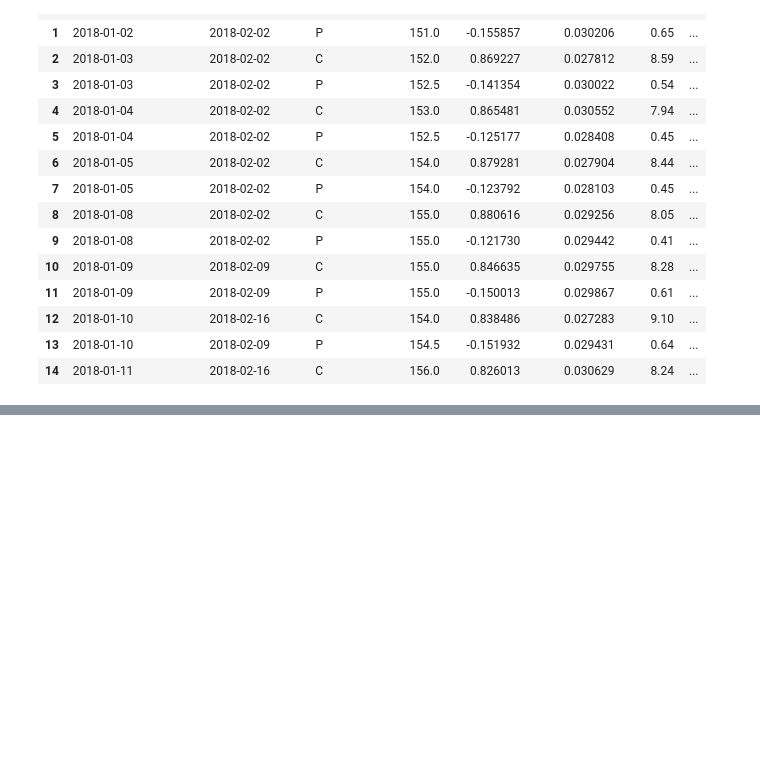
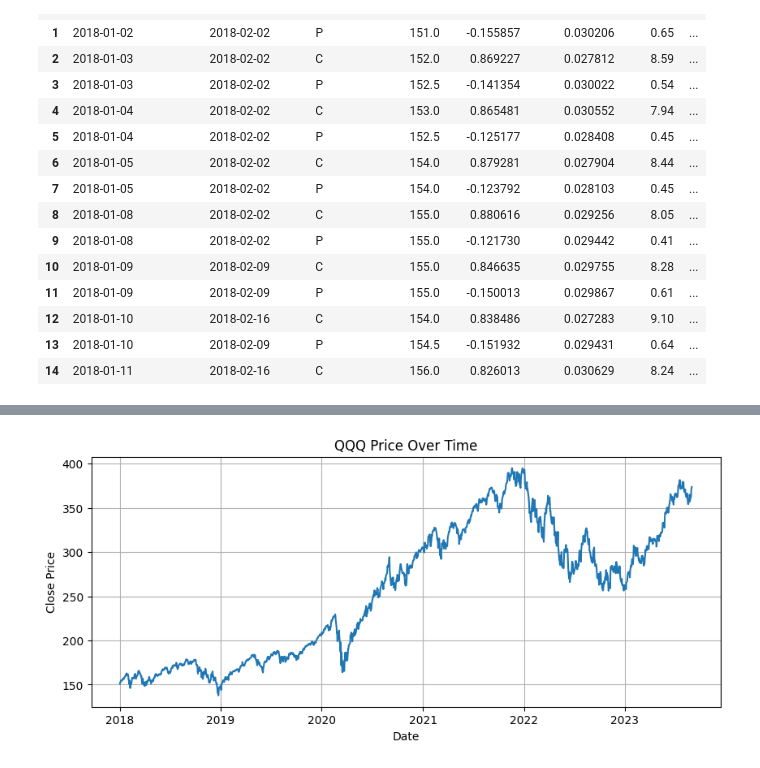
Before and after one commit to CynthiaShiyue/583_RiskManagement_Final_Project, a Jupyter notebook: delta_hedging.ipynb, the cells around one changed output, grey strips where cells are left out. Cells and saved outputs as stored; diff of their text form; code cells hidden in the pictures; blank space fills up the shorter version.

```diff
--- a/delta_hedging.ipynb
+++ b/delta_hedging.ipynb
@@ -444,0 +515,20 @@ Hedge did not help. Net PnL
+# %%
+import pandas as pd
+import matplotlib.pyplot as plt
+
+# make sure your date column is datetime
+final_merged_data['date'] = pd.to_datetime(final_merged_data['date'])
+
+# pull out NumPy arrays
+x = final_merged_data['date'].to_numpy()
+y = final_merged_data['Close'].to_numpy()
+
+plt.figure(figsize=(10, 4))
+plt.plot(x, y)
+plt.title('QQQ Price Over Time')
+plt.xlabel('Date')
+plt.ylabel('Close Price')
+plt.grid()
+plt.show()
+# %% [output]
+[figure, added]
```
Also changed, not shown: parts of 10 cells of this notebook, 2 other files.
